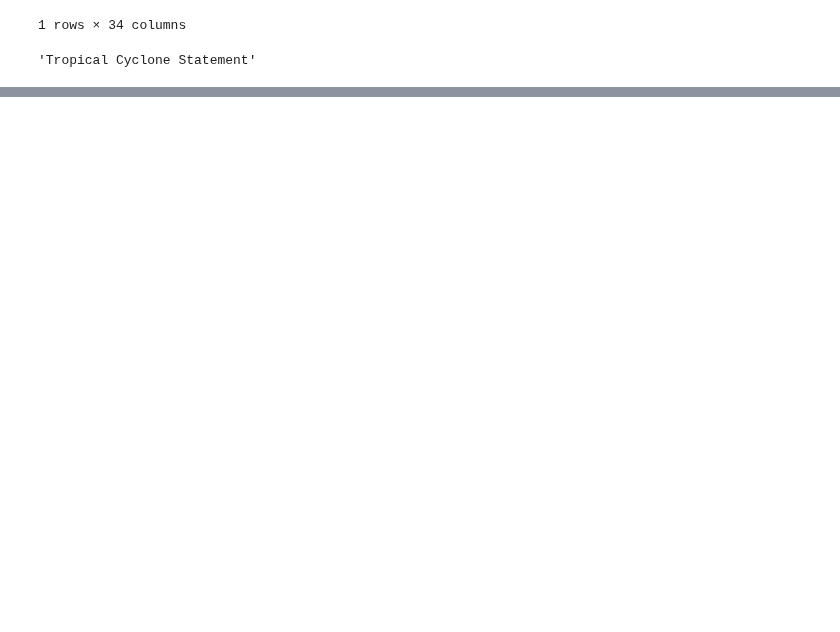
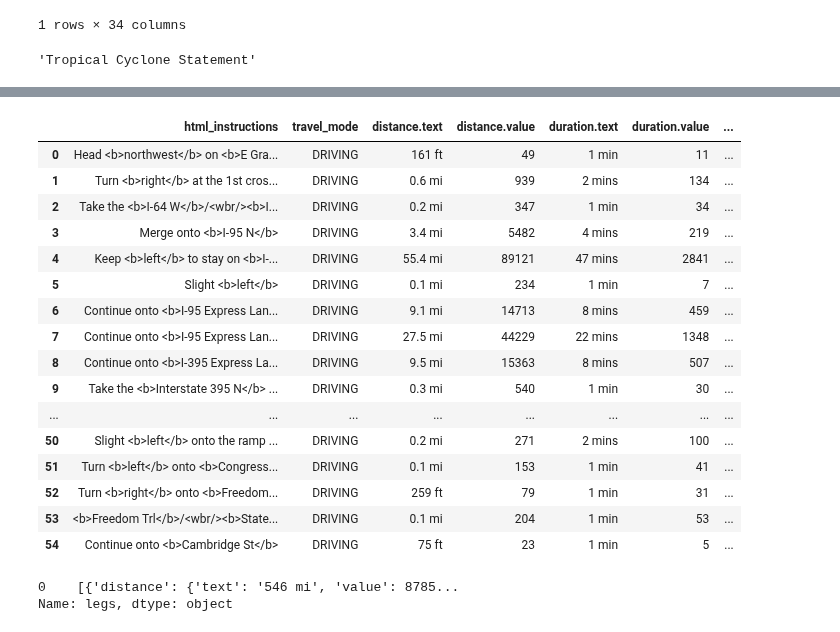
Before and after one commit to shroffr01/PersonalProject, a Jupyter notebook: test.ipynb, the cells around one changed output, grey strips where cells are left out. Drawn from its saved outputs; the diff is of its cells as text; code cells hidden in the pictures; blank space fills up the shorter version.

```diff
--- a/test.ipynb
+++ b/test.ipynb
@@ -439,0 +515,39 @@ a['properties.event']
+# %%
+gmaps = googlemaps.Client(key=api_key)
+
+# Define the origin and destination
+origin = "Richmond, VA"
+destination = "Boston, MA"
+
+# Define parameters for the directions request
+params = {
+    'origin': origin,
+    'destination': destination,
+    'mode': 'driving',  # You can change this to 'walking', 'bicycling', or 'transit'
+    'alternatives': True,  # If you want alternative routes
+    'avoid': None,  # You can specify features to avoid, e.g., 'tolls', 'highways'
+    'language': 'en',  # Language for the results
+    'units': 'imperial',  # Use 'metric' for metric units
+    'departure_time': datetime.now(),  # Use the current time as the departure time
+}
+
+# Fetch directions
+directions = gmaps.directions(**params)
+
+# Check if directions were returned
+if directions:
+    # Print the total number of routes found
+    print(f'Total routes found: {len(directions)}')
+
+    for idx, route in enumerate(directions):
+        print(f"\nRoute {idx + 1}:")
+        print(f"  Distance: {route['legs'][0]['distance']['text']}")
+        print(f"  Duration: {route['legs'][0]['duration']['text']}")
+        print(f"  Start Address: {route['legs'][0]['start_address']}")
+        print(f"  End Address: {route['legs'][0]['end_address']}")
+
+        print("\n  Directions:")
+        for step in route['legs'][0]['steps']:
+            print(f"    - {step['html_instructions']} (Approx. {step['duration']['text']})")
+else:
+    print("No directions found.")
@@ -439,0 +574,28 @@ a['properties.event']
+# %%
+#print(myjson)
+news_df = pd.json_normalize(directions[0], record_path=['legs', 'steps'])
+# %%
+news_df
+# %% [output]
+|  | html_instructions | travel_mode | distance.text | distance.value | duration.text | duration.value | ... |
+| 0 | Head <b>northwest</b> on <b>E Gra... | DRIVING | 161 ft | 49 | 1 min | 11 | ... |
+| 1 | Turn <b>right</b> at the 1st cros... | DRIVING | 0.6 mi | 939 | 2 mins | 134 | ... |
+| 2 | Take the <b>I-64 W</b>/<wbr/><b>I... | DRIVING | 0.2 mi | 347 | 1 min | 34 | ... |
+| 3 | Merge onto <b>I-95 N</b> | DRIVING | 3.4 mi | 5482 | 4 mins | 219 | ... |
+| 4 | Keep <b>left</b> to stay on <b>I-... | DRIVING | 55.4 mi | 89121 | 47 mins | 2841 | ... |
+| 5 | Slight <b>left</b> | DRIVING | 0.1 mi | 234 | 1 min | 7 | ... |
+| 6 | Continue onto <b>I-95 Express Lan... | DRIVING | 9.1 mi | 14713 | 8 mins | 459 | ... |
+| 7 | Continue onto <b>I-95 Express Lan... | DRIVING | 27.5 mi | 44229 | 22 mins | 1348 | ... |
+| 8 | Continue onto <b>I-395 Express La... | DRIVING | 9.5 mi | 15363 | 8 mins | 507 | ... |
+| 9 | Take the <b>Interstate 395 N</b> ... | DRIVING | 0.3 mi | 540 | 1 min | 30 | ... |
+| ... | ... | ... | ... | ... | ... | ... | ... |
+| 50 | Slight <b>left</b> onto the ramp ... | DRIVING | 0.2 mi | 271 | 2 mins | 100 | ... |
+| 51 | Turn <b>left</b> onto <b>Congress... | DRIVING | 0.1 mi | 153 | 1 min | 41 | ... |
+| 52 | Turn <b>right</b> onto <b>Freedom... | DRIVING | 259 ft | 79 | 1 min | 31 | ... |
+| 53 | <b>Freedom Trl</b>/<wbr/><b>State... | DRIVING | 0.1 mi | 204 | 1 min | 53 | ... |
+| 54 | Continue onto <b>Cambridge St</b> | DRIVING | 75 ft | 23 | 1 min | 5 | ... |
+# %%
+news_df['legs']
+# %% [output]
+0    [{'distance': {'text': '546 mi', 'value': 8785...
+Name: legs, dtype: object
```
Also changed, not shown: parts of 12 cells of this notebook.
